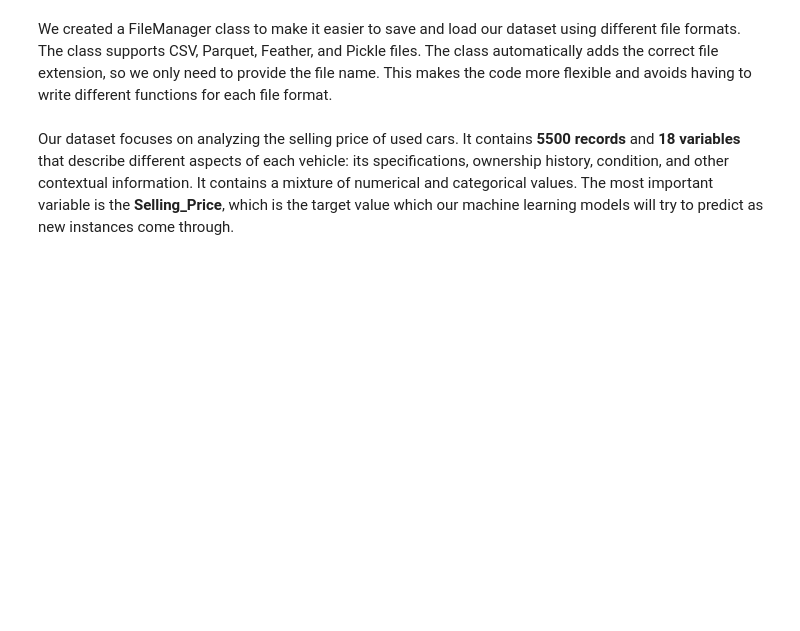
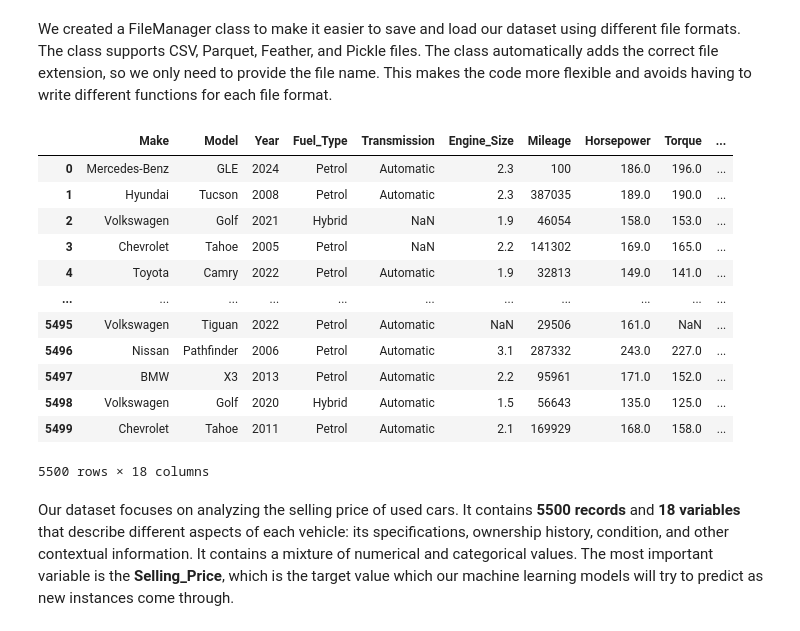
Before and after one commit to Miguel153891/SDOML-project, a Jupyter notebook: notebooks/data_exploration.ipynb, the cells around one changed output. Cells and saved outputs as stored; diff of their text form; code cells hidden in the pictures; blank space fills up the shorter version.

```diff
--- a/notebooks/data_exploration.ipynb
+++ b/notebooks/data_exploration.ipynb
@@ -37,10 +39,25 @@ We created a FileManager class to make it easier to save and load our dataset us
 # %%
 fM = FileManager()
 # %%
-fM.set_format("csv")
-df = fM.read(RAW_FILE)
+fM.set_format("parquet")
+
+df = fM.read(PROCESSED_TRAIN_FILE)
 
 display(df)
+# %% [output]
+|  | Make | Model | Year | Fuel_Type | Transmission | Engine_Size | Mileage | Horsepower | Torque | ... |
+| 0 | Mercedes-Benz | GLE | 2024 | Petrol | Automatic | 2.3 | 100 | 186.0 | 196.0 | ... |
+| 1 | Hyundai | Tucson | 2008 | Petrol | Automatic | 2.3 | 387035 | 189.0 | 190.0 | ... |
+| 2 | Volkswagen | Golf | 2021 | Hybrid | NaN | 1.9 | 46054 | 158.0 | 153.0 | ... |
+| 3 | Chevrolet | Tahoe | 2005 | Petrol | NaN | 2.2 | 141302 | 169.0 | 165.0 | ... |
+| 4 | Toyota | Camry | 2022 | Petrol | Automatic | 1.9 | 32813 | 149.0 | 141.0 | ... |
+| ... | ... | ... | ... | ... | ... | ... | ... | ... | ... | ... |
+| 5495 | Volkswagen | Tiguan | 2022 | Petrol | Automatic | NaN | 29506 | 161.0 | NaN | ... |
+| 5496 | Nissan | Pathfinder | 2006 | Petrol | Automatic | 3.1 | 287332 | 243.0 | 227.0 | ... |
+| 5497 | BMW | X3 | 2013 | Petrol | Automatic | 2.2 | 95961 | 171.0 | 152.0 | ... |
+| 5498 | Volkswagen | Golf | 2020 | Hybrid | Automatic | 1.5 | 56643 | 135.0 | 125.0 | ... |
+| 5499 | Chevrolet | Tahoe | 2011 | Petrol | Automatic | 2.1 | 169929 | 168.0 | 158.0 | ... |
+5500 rows × 18 columns
 # %% [markdown]
 Our dataset focuses on analyzing the selling price of used cars. It contains **5500 records** and **18 variables** that describe different aspects of each vehicle: its  specifications, ownership history, condition, and other contextual information. It contains a mixture of numerical and categorical values. The most important variable is the **Selling_Price**, which is the target value which our machine learning models will try to predict as new instances come through.
 # %%
```
Also changed, not shown: parts of 26 cells of this notebook, 4 other files.
